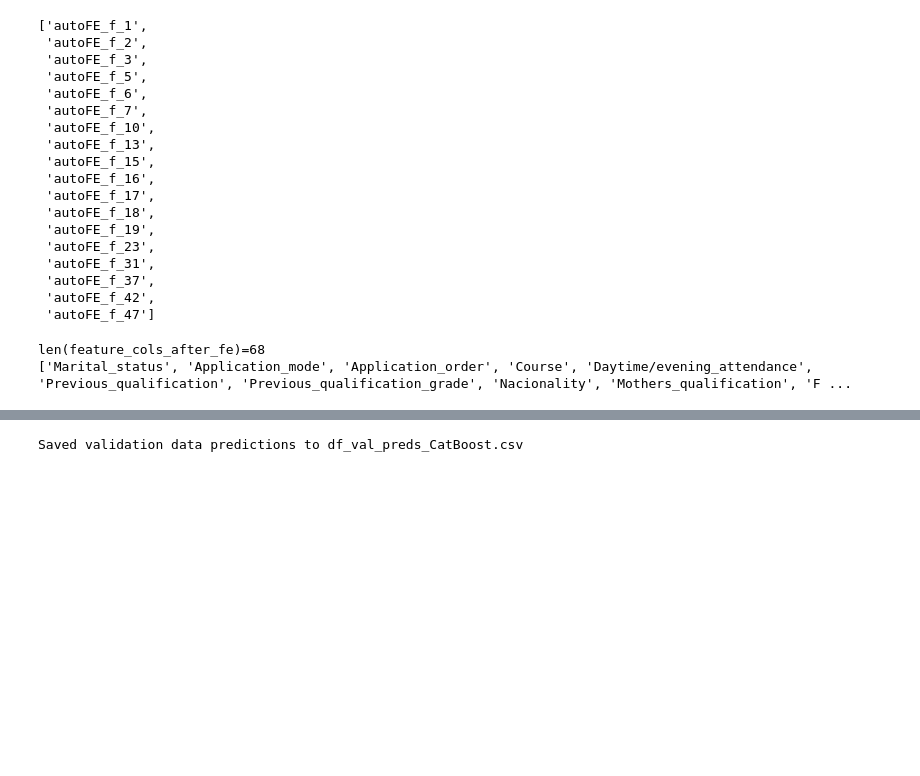
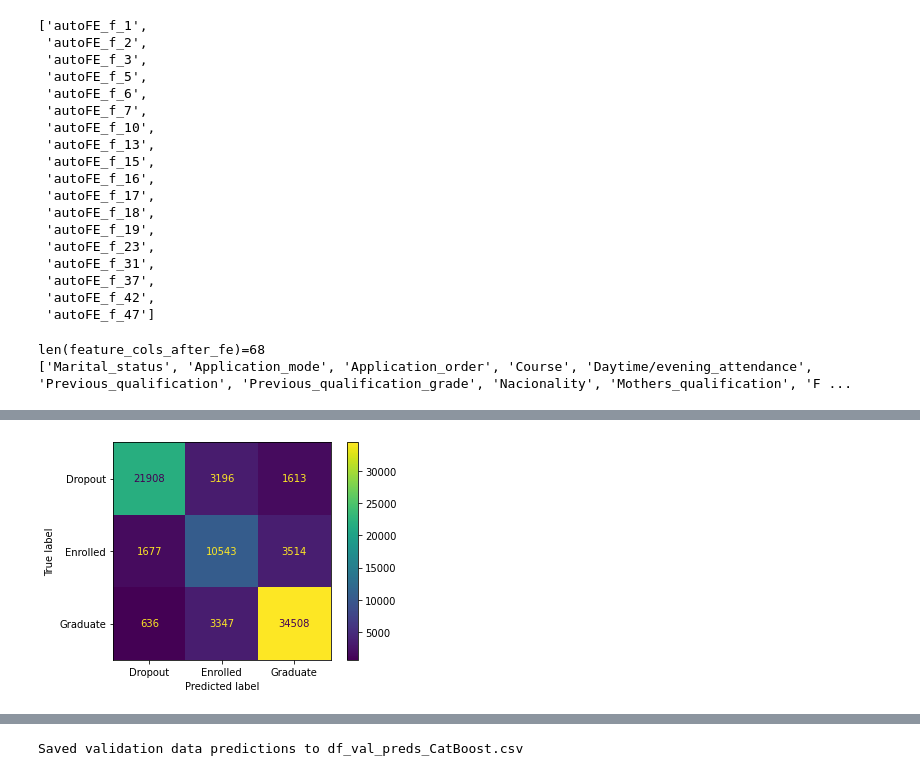
Before and after one commit to bk-anupam/KaggleChallenges, a Jupyter notebook: TABULAR/PS4E6/ps4e6_exp2.ipynb, the cells around one changed output, grey strips where cells are left out. Drawn from its saved outputs; the diff is of its cells as text; code cells hidden in the pictures; blank space fills up the shorter version.

```diff
--- a/TABULAR/PS4E6/ps4e6_exp2.ipynb
+++ b/TABULAR/PS4E6/ps4e6_exp2.ipynb
@@ -393,12 +417,14 @@ def get_agg_confusion_matrix(fold_metrics_model, preprocessor, df_train, feature
 # %%
-agg_cm = get_agg_confusion_matrix(fold_metrics_model1, preprocessor, df_train,
+agg_cm = get_agg_confusion_matrix(fold_metrics_model, preprocessor, df_train,
                                   feature_cols=feature_cols_after_fe,
                                   target_col_name=Config.TARGET_COL_NAME,
                                   num_folds=Config.NUM_FOLDS)
 # Display confusion matrix
 disp = ConfusionMatrixDisplay(confusion_matrix=agg_cm, display_labels=le.classes_)
 disp.plot()
 plt.show()
+# %% [output]
+[figure, added]
 # %%
 print(classification_report(df_oof_preds.Target.values, df_oof_preds.oof_preds.values, target_names=le.classes_))
 # %% [output]
```
Also changed, not shown: parts of 22 cells of this notebook.
